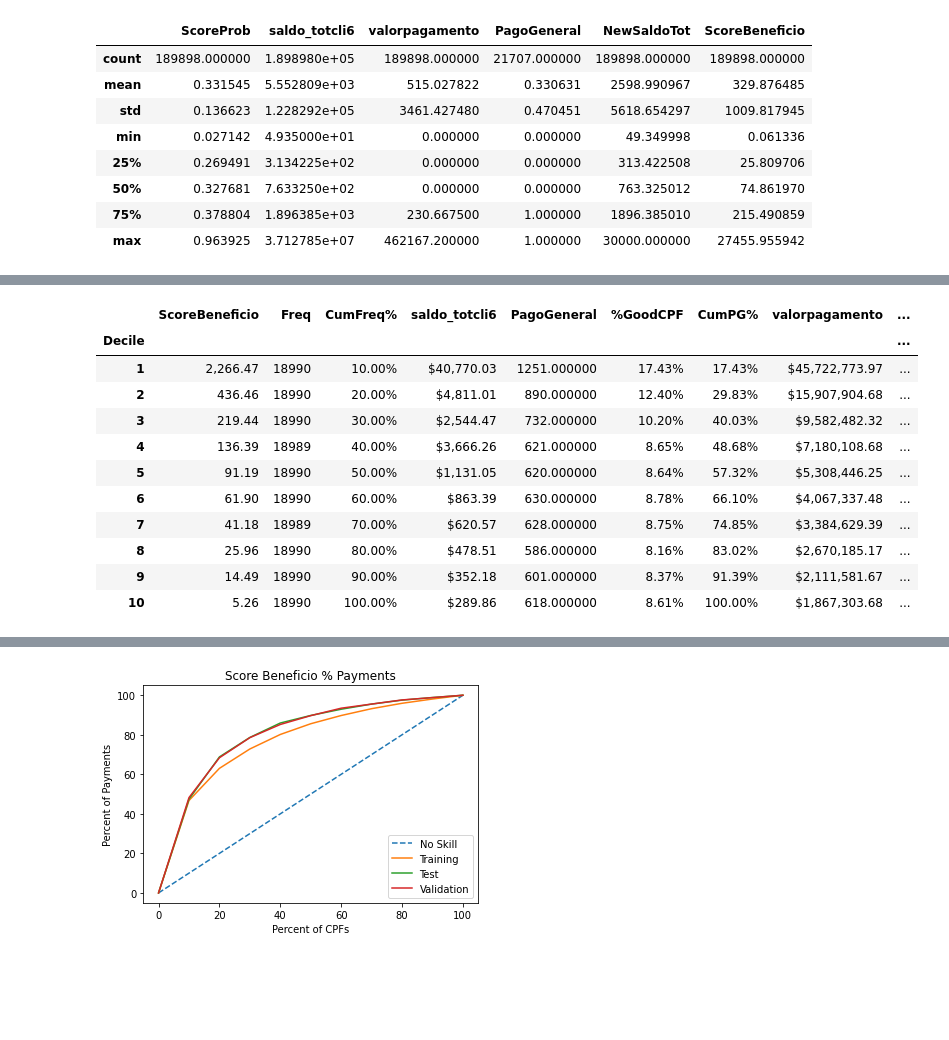
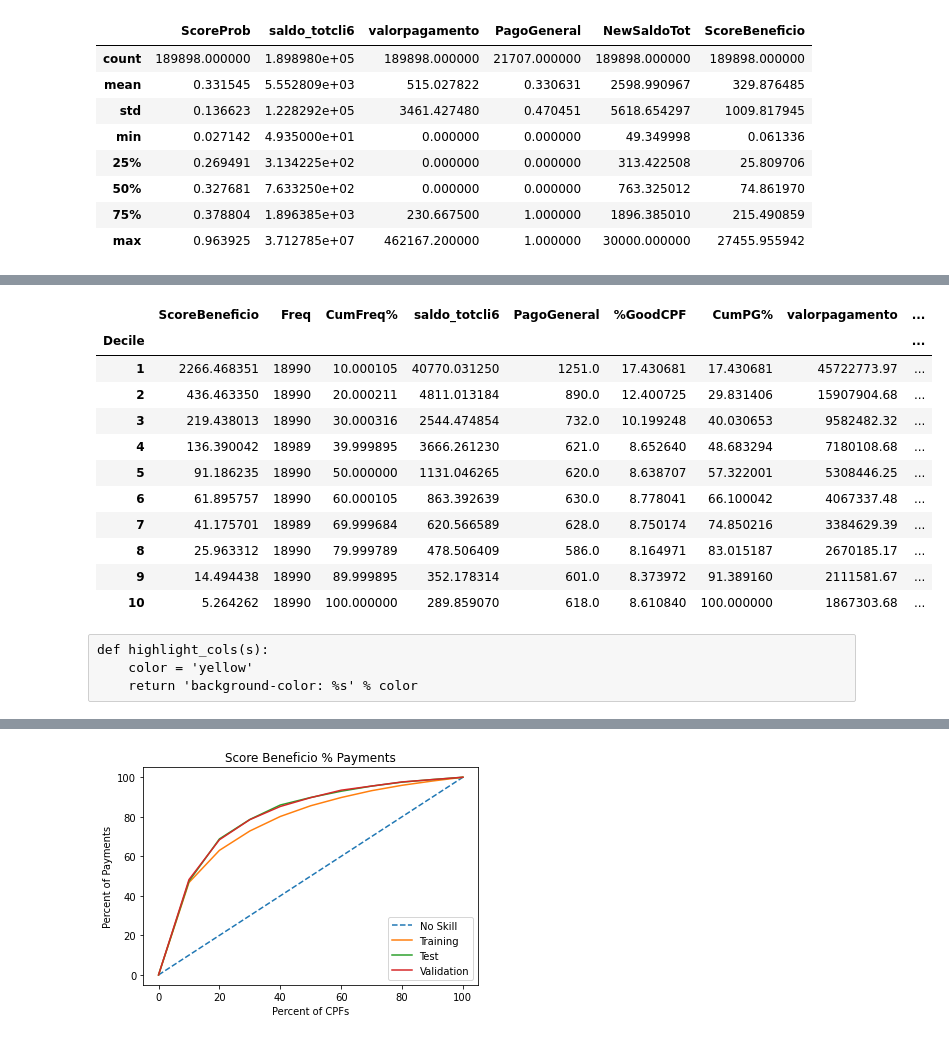
Before and after one commit to gringosamba/sample-portfolio, a Jupyter notebook: PastDue_CreditCard_PCA_XGboost_Random_ScrBenefit_public.ipynb, the cells around one changed output, grey strips where cells are left out. Cells and saved outputs as stored; diff of their text form; code cells hidden in the pictures; blank space fills up the shorter version.

```diff
--- a/PastDue_CreditCard_PCA_XGboost_Random_ScrBenefit_public.ipynb
+++ b/PastDue_CreditCard_PCA_XGboost_Random_ScrBenefit_public.ipynb
@@ -1960,18 +1958,19 @@ def highlight_cols(s):
-# %%
-decile_train_df.style.format({'saldo_totcli6': "${0:,.2f}", 'ScoreBeneficio': '{0:,.2f}', 'valorpagamento': "${0:,.2f}",
-                       'CumFreq%': '{0:,.2f}%', 'CumPG%': '{0:,.2f}%', '%GoodCPF': '{0:,.2f}%',
-                       'AcumPmnt': "${0:,.2f}", '%Pmnts': '{0:,.2f}%', 'CumPmnt%': '{0:,.2f}%'}).applymap(highlight_cols,
-                                                                                                                subset=pd.IndexSlice[:, ['CumFreq%', '%Pmnts']])
-# %% [output]
-|  | ScoreBeneficio | Freq | CumFreq% | saldo_totcli6 | PagoGeneral | %GoodCPF | CumPG% | valorpagamento | ... |
-| Decile |  |  |  |  |  |  |  |  | ... |
-| 1 | 2,266.47 | 18990 | 10.00% | $40,770.03 | 1251.000000 | 17.43% | 17.43% | $45,722,773.97 | ... |
-| 2 | 436.46 | 18990 | 20.00% | $4,811.01 | 890.000000 | 12.40% | 29.83% | $15,907,904.68 | ... |
-| 3 | 219.44 | 18990 | 30.00% | $2,544.47 | 732.000000 | 10.20% | 40.03% | $9,582,482.32 | ... |
-| 4 | 136.39 | 18989 | 40.00% | $3,666.26 | 621.000000 | 8.65% | 48.68% | $7,180,108.68 | ... |
-| 5 | 91.19 | 18990 | 50.00% | $1,131.05 | 620.000000 | 8.64% | 57.32% | $5,308,446.25 | ... |
-| 6 | 61.90 | 18990 | 60.00% | $863.39 | 630.000000 | 8.78% | 66.10% | $4,067,337.48 | ... |
-| 7 | 41.18 | 18989 | 70.00% | $620.57 | 628.000000 | 8.75% | 74.85% | $3,384,629.39 | ... |
-| 8 | 25.96 | 18990 | 80.00% | $478.51 | 586.000000 | 8.16% | 83.02% | $2,670,185.17 | ... |
-| 9 | 14.49 | 18990 | 90.00% | $352.18 | 601.000000 | 8.37% | 91.39% | $2,111,581.67 | ... |
-| 10 | 5.26 | 18990 | 100.00% | $289.86 | 618.000000 | 8.61% | 100.00% | $1,867,303.68 | ... |
+# %%
+decile_train_df
+# %% [output]
+|  | ScoreBeneficio | Freq | CumFreq% | saldo_totcli6 | PagoGeneral | %GoodCPF | CumPG% | valorpagamento | ... |
+| Decile |  |  |  |  |  |  |  |  | ... |
+| 1 | 2266.468351 | 18990 | 10.000105 | 40770.031250 | 1251.0 | 17.430681 | 17.430681 | 45722773.97 | ... |
+| 2 | 436.463350 | 18990 | 20.000211 | 4811.013184 | 890.0 | 12.400725 | 29.831406 | 15907904.68 | ... |
+| 3 | 219.438013 | 18990 | 30.000316 | 2544.474854 | 732.0 | 10.199248 | 40.030653 | 9582482.32 | ... |
+| 4 | 136.390042 | 18989 | 39.999895 | 3666.261230 | 621.0 | 8.652640 | 48.683294 | 7180108.68 | ... |
+| 5 | 91.186235 | 18990 | 50.000000 | 1131.046265 | 620.0 | 8.638707 | 57.322001 | 5308446.25 | ... |
+| 6 | 61.895757 | 18990 | 60.000105 | 863.392639 | 630.0 | 8.778041 | 66.100042 | 4067337.48 | ... |
+| 7 | 41.175701 | 18989 | 69.999684 | 620.566589 | 628.0 | 8.750174 | 74.850216 | 3384629.39 | ... |
+| 8 | 25.963312 | 18990 | 79.999789 | 478.506409 | 586.0 | 8.164971 | 83.015187 | 2670185.17 | ... |
+| 9 | 14.494438 | 18990 | 89.999895 | 352.178314 | 601.0 | 8.373972 | 91.389160 | 2111581.67 | ... |
+| 10 | 5.264262 | 18990 | 100.000000 | 289.859070 | 618.0 | 8.610840 | 100.000000 | 1867303.68 | ... |
+# %% [raw]
+def highlight_cols(s):
+    color = 'yellow'
+    return 'background-color: %s' % color
```
Also changed, not shown: parts of 20 cells of this notebook.
